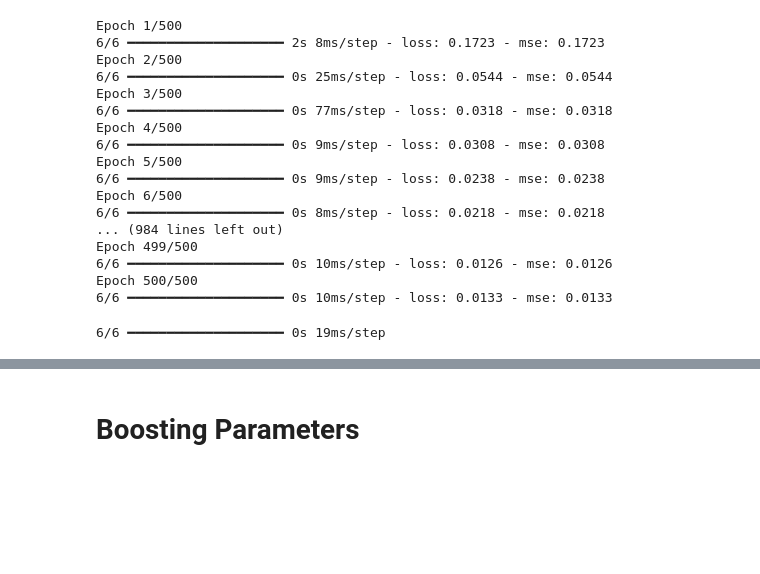
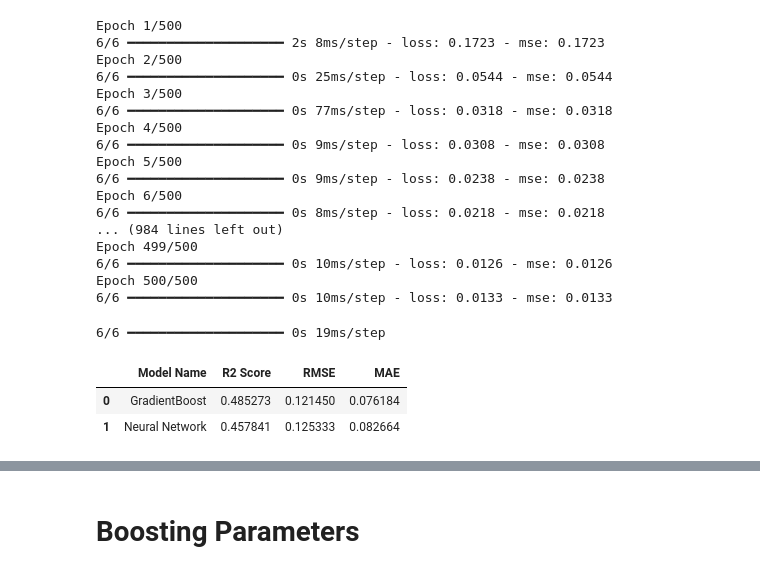
Before and after one commit to DarshanGoodGuy/IITISOC25, a Jupyter notebook: Model.ipynb, the cells around one changed output, grey strips where cells are left out. Cells and saved outputs as stored; diff of their text form; code cells hidden in the pictures; blank space fills up the shorter version.

```diff
--- a/Model.ipynb
+++ b/Model.ipynb
@@ -409,3 +409,13 @@ Epoch 500/500
 y_pred = model.predict(X_valid)
 # %% [output]
 6/6 ━━━━━━━━━━━━━━━━━━━━ 0s 19ms/step
+# %%
+NN_res = {'Model Name':'Neural Network',	'R2 Score':	r2_score(y_valid, y_pred),'RMSE':np.sqrt(mean_squared_error(y_valid, y_pred)), 'MAE':mean_absolute_error(y_valid, y_pred)}
+# %%
+Final_models = pd.concat([Final_models, pd.DataFrame([NN_res])], ignore_index=True)
+# %%
+Final_models
+# %% [output]
+|  | Model Name | R2 Score | RMSE | MAE |
+| 0 | GradientBoost | 0.485273 | 0.121450 | 0.076184 |
+| 1 | Neural Network | 0.457841 | 0.125333 | 0.082664 |
```
Also changed, not shown: parts of 2 cells of this notebook.
